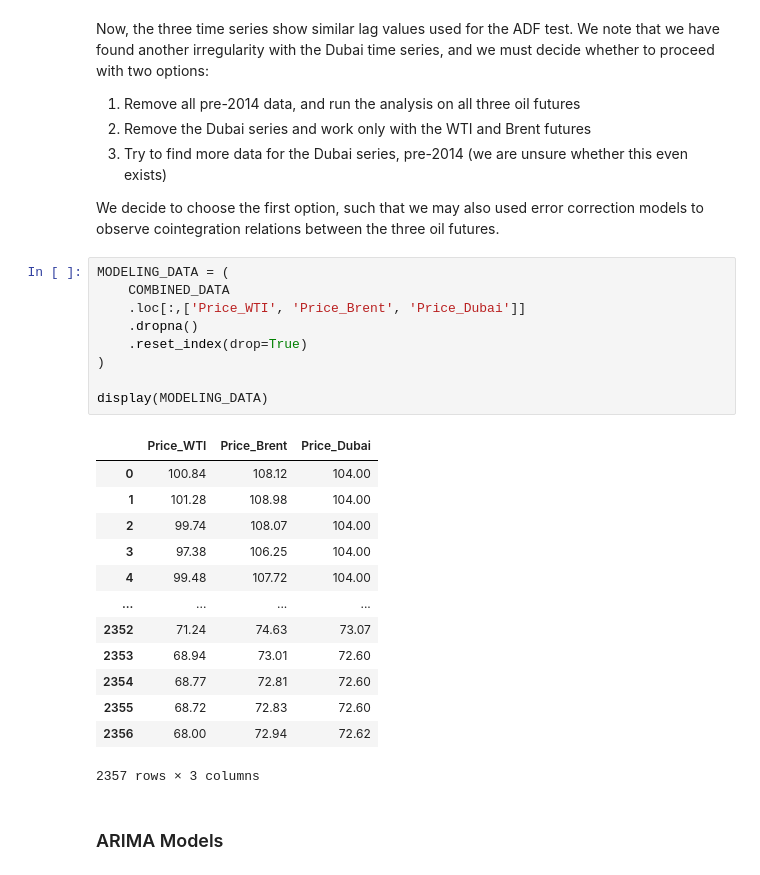
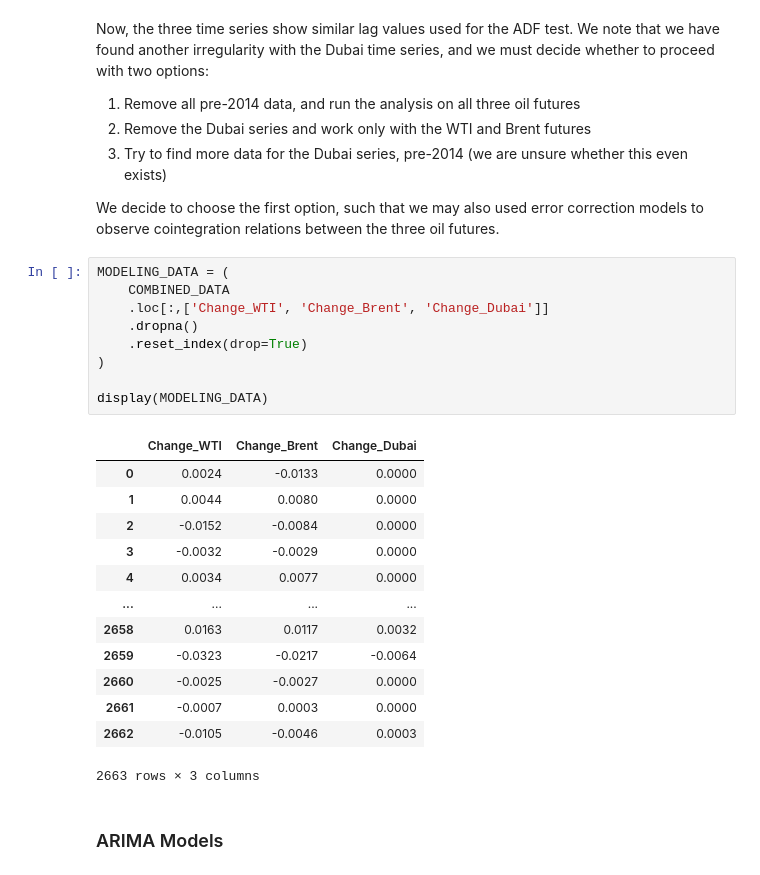
Before and after one commit to fabianbermana/oil_futures_analysis, a Jupyter notebook: scripts/time_series_analysis_1.ipynb, the cells around one changed output. Saved outputs shown, nothing was run; the diff lists cells and outputs as text.

```diff
--- a/scripts/time_series_analysis_1.ipynb
+++ b/scripts/time_series_analysis_1.ipynb
@@ -239,26 +239,26 @@ We decide to choose the first option, such that we may also used error correctio
 # %%
 MODELING_DATA = (
     COMBINED_DATA
-    .loc[:,['Price_WTI', 'Price_Brent', 'Price_Dubai']]
+    .loc[:,['Change_WTI', 'Change_Brent', 'Change_Dubai']]
     .dropna()
     .reset_index(drop=True)
 )
 
 display(MODELING_DATA)
 # %% [output]
-|  | Price_WTI | Price_Brent | Price_Dubai |
-| 0 | 100.84 | 108.12 | 104.00 |
-| 1 | 101.28 | 108.98 | 104.00 |
-| 2 | 99.74 | 108.07 | 104.00 |
-| 3 | 97.38 | 106.25 | 104.00 |
-| 4 | 99.48 | 107.72 | 104.00 |
+|  | Change_WTI | Change_Brent | Change_Dubai |
+| 0 | 0.0024 | -0.0133 | 0.0000 |
+| 1 | 0.0044 | 0.0080 | 0.0000 |
+| 2 | -0.0152 | -0.0084 | 0.0000 |
+| 3 | -0.0032 | -0.0029 | 0.0000 |
+| 4 | 0.0034 | 0.0077 | 0.0000 |
 | ... | ... | ... | ... |
-| 2352 | 71.24 | 74.63 | 73.07 |
-| 2353 | 68.94 | 73.01 | 72.60 |
-| 2354 | 68.77 | 72.81 | 72.60 |
-| 2355 | 68.72 | 72.83 | 72.60 |
-| 2356 | 68.00 | 72.94 | 72.62 |
+| 2658 | 0.0163 | 0.0117 | 0.0032 |
+| 2659 | -0.0323 | -0.0217 | -0.0064 |
+| 2660 | -0.0025 | -0.0027 | 0.0000 |
+| 2661 | -0.0007 | 0.0003 | 0.0000 |
+| 2662 | -0.0105 | -0.0046 | 0.0003 |
-2357 rows × 3 columns
+2663 rows × 3 columns
 # %% [markdown]
 ### ARIMA Models
 # %%
```
Also changed, not shown: parts of 9 cells of this notebook, 5 other files.
